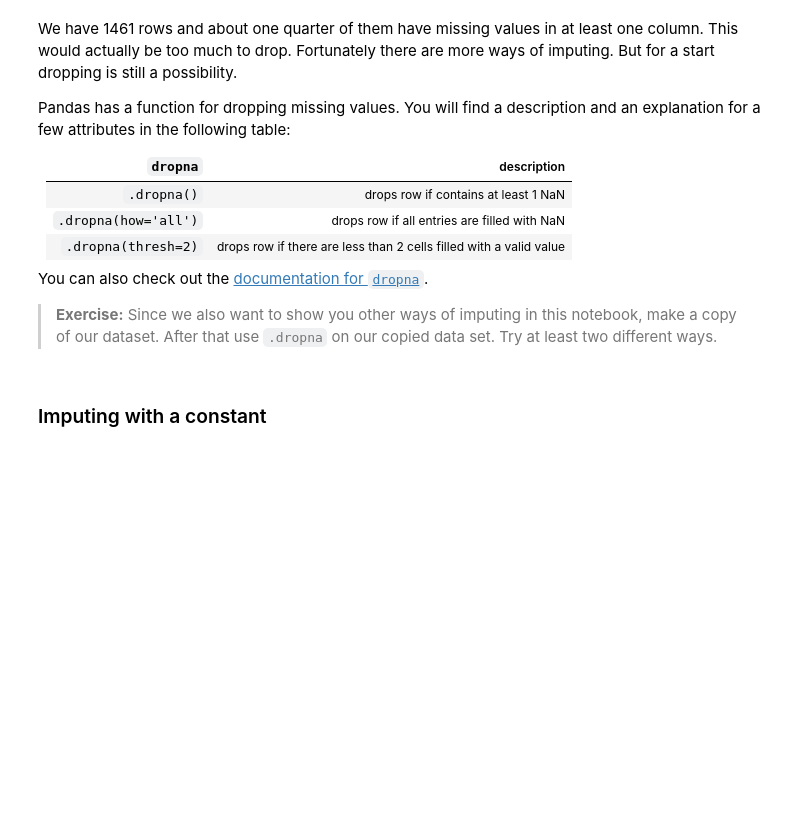
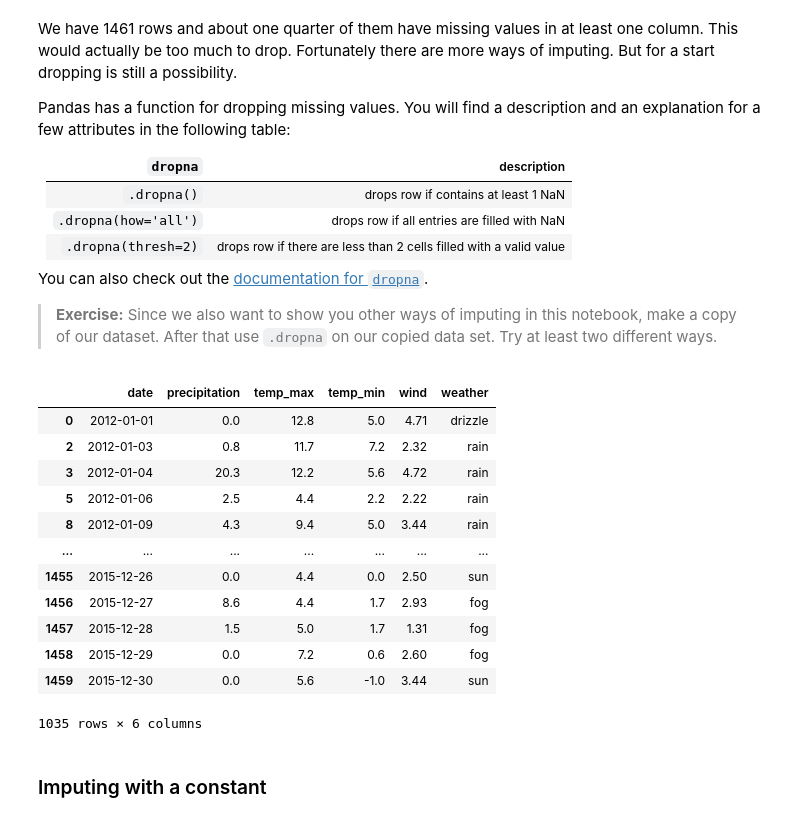
Before and after one commit to d-linkiewicz/Data-Preparation-Exploratory-Data-Analysis, a Jupyter notebook: 03_missing_data.ipynb, the cells around one changed output. Drawn from its saved outputs; the diff is of its cells as text; code cells hidden in the pictures; blank space fills up the shorter version.

```diff
--- a/03_missing_data.ipynb
+++ b/03_missing_data.ipynb
@@ -104,9 +140,25 @@ You can also check out the [documentation for `dropna`](https://pandas.pydata.or
 > **Exercise:** Since we also want to show you other ways of imputing in this notebook, make a copy of our dataset. After that use `.dropna` on our copied data set. Try at least two different ways.
 # %%
 # create a copy of the dataset
-
-
+#df_copy = df_weather
+df_sec_copy = df_weather
 # drop all rows if they contain at least one missing value (in any column)
+df_copy.dropna()
+#df_sec_copy.dropna(thresh=2)
+# %% [output]
+|  | date | precipitation | temp_max | temp_min | wind | weather |
+| 0 | 2012-01-01 | 0.0 | 12.8 | 5.0 | 4.71 | drizzle |
+| 2 | 2012-01-03 | 0.8 | 11.7 | 7.2 | 2.32 | rain |
+| 3 | 2012-01-04 | 20.3 | 12.2 | 5.6 | 4.72 | rain |
+| 5 | 2012-01-06 | 2.5 | 4.4 | 2.2 | 2.22 | rain |
+| 8 | 2012-01-09 | 4.3 | 9.4 | 5.0 | 3.44 | rain |
+| ... | ... | ... | ... | ... | ... | ... |
+| 1455 | 2015-12-26 | 0.0 | 4.4 | 0.0 | 2.50 | sun |
+| 1456 | 2015-12-27 | 8.6 | 4.4 | 1.7 | 2.93 | fog |
+| 1457 | 2015-12-28 | 1.5 | 5.0 | 1.7 | 1.31 | fog |
+| 1458 | 2015-12-29 | 0.0 | 7.2 | 0.6 | 2.60 | fog |
+| 1459 | 2015-12-30 | 0.0 | 5.6 | -1.0 | 3.44 | sun |
+1035 rows × 6 columns
 # %% [markdown]
 ### Imputing with a constant
 # %% [markdown]
```
Also changed, not shown: parts of 9 cells of this notebook, 4 other files.
